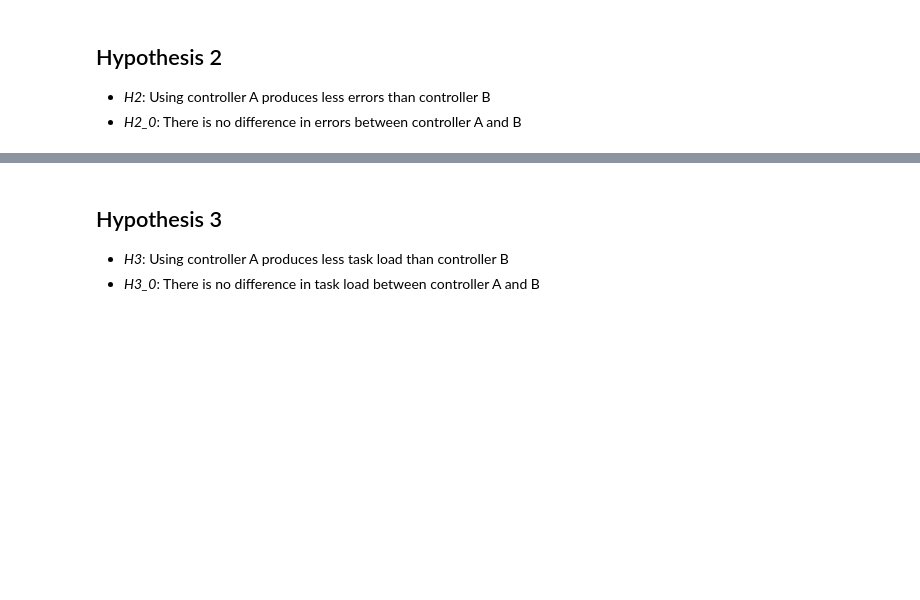
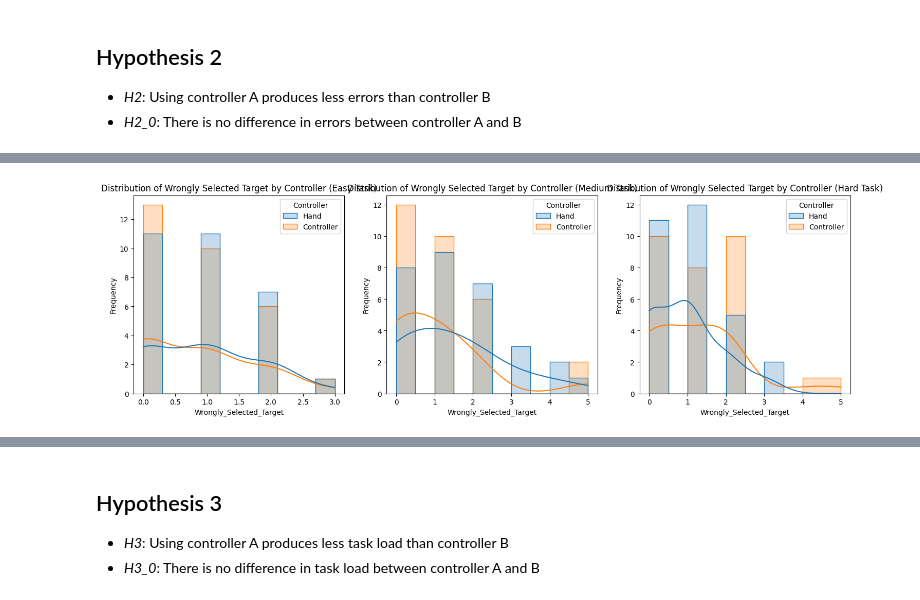
Before and after one commit to ETH-PEACH-Lab/hci_stats, a Jupyter notebook: reference.ipynb, the cells around one changed output, grey strips where cells are left out. Cells and saved outputs as stored; diff of their text form; code cells hidden in the pictures; blank space fills up the shorter version.

```diff
--- a/reference.ipynb
+++ b/reference.ipynb
@@ -311,0 +361,17 @@ Feel free to practice on your own!
+# %%
+# Show the frequency distribution of data using histogram
+
+# Set up a figure with 3 subplots
+plt.figure(figsize=(18, 5))
+
+# Loop through each dataset and create a histogram for each
+for i, (data, task_name) in enumerate(zip(task_data, task_names), 1):
+    plt.subplot(1, 3, i)
+    sns.histplot(data=data, x="Wrongly_Selected_Target", hue="Controller", kde=True, bins=10, element="step")
+    plt.title(f"Distribution of Wrongly Selected Target by Controller ({task_name})")
+    plt.xlabel("Wrongly_Selected_Target")
+    plt.ylabel("Frequency")
+
+plt.show()
+# %% [output]
+[figure, added]
```
Also changed, not shown: parts of 32 cells of this notebook, 2 other files.
